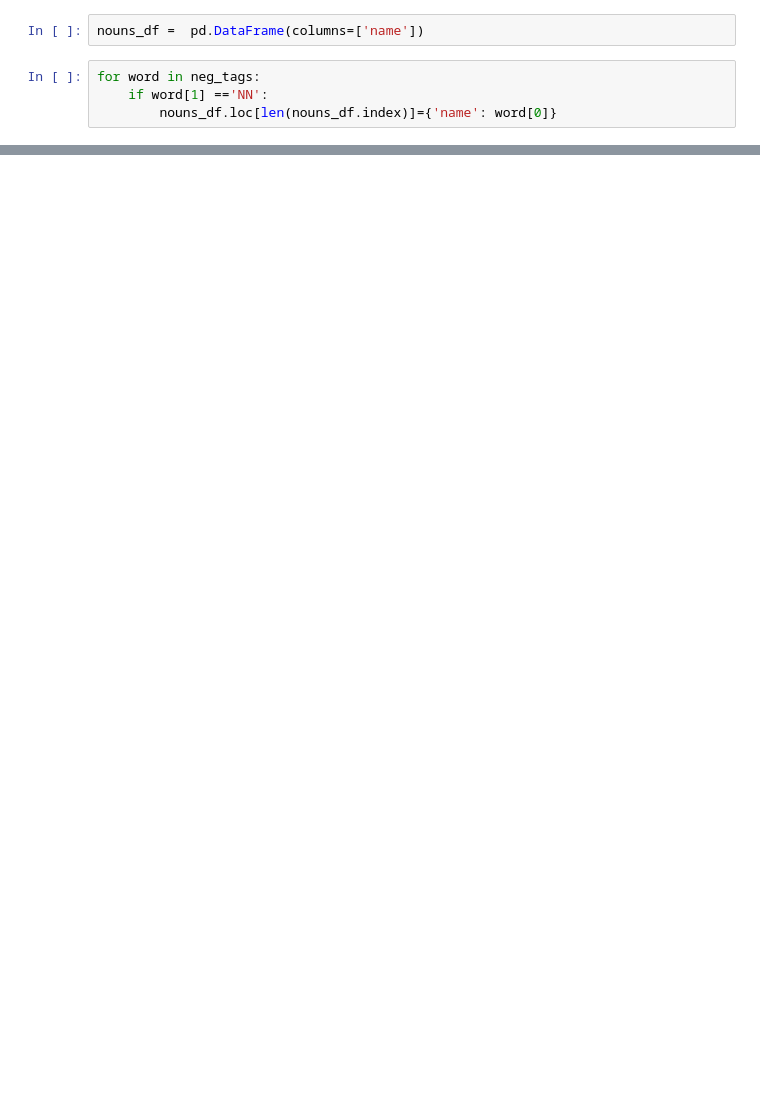
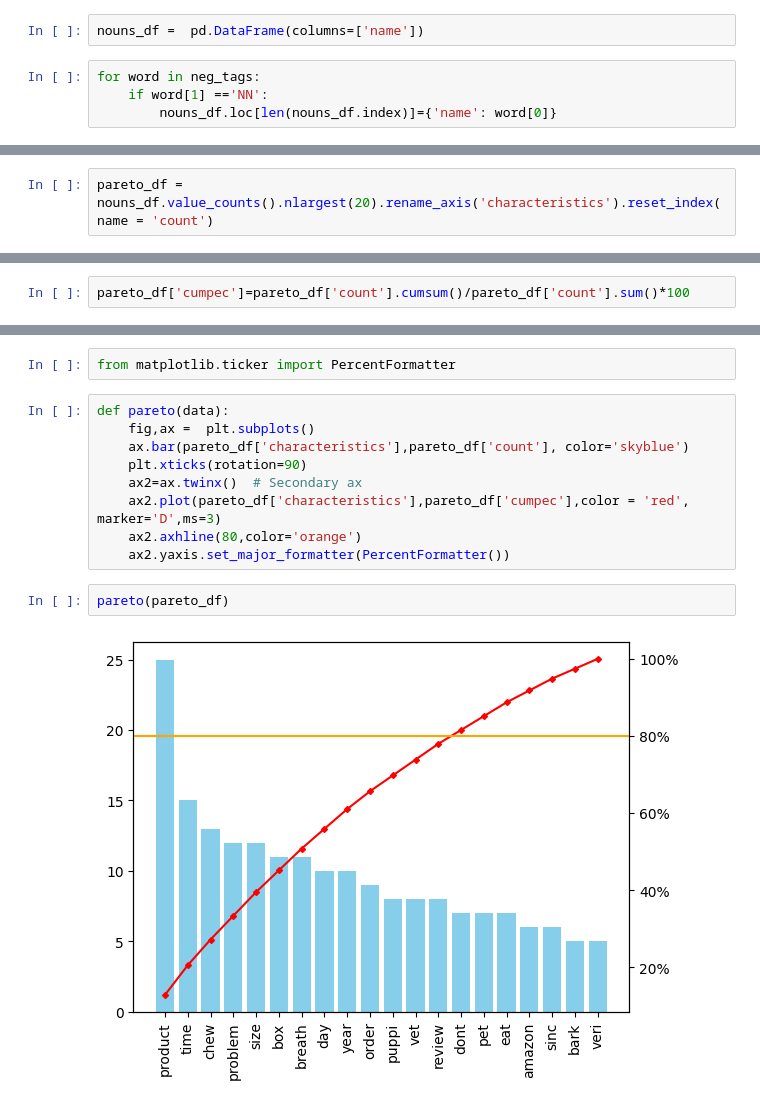
Before and after one commit to fbaezcalderon/fall_2024_quality_characteristics, a Jupyter notebook: quality_characteristics.ipynb, the cells around one changed output, grey strips where cells are left out. Cells and saved outputs as stored; diff of their text form; blank space fills up the shorter version.

```diff
--- a/quality_characteristics.ipynb
+++ b/quality_characteristics.ipynb
@@ -411 +411,3 @@ pet         6
 Name: count, dtype: int64
+# %%
+pareto_df =  nouns_df.value_counts().nlargest(20).rename_axis('characteristics').reset_index(name = 'count')
@@ -411,0 +424,2 @@ Name: count, dtype: int64
+# %%
+pareto_df['cumpec']=pareto_df['count'].cumsum()/pareto_df['count'].sum()*100
@@ -411,0 +446,15 @@ Name: count, dtype: int64
+# %%
+from matplotlib.ticker import PercentFormatter
+# %%
+def pareto(data):
+    fig,ax =  plt.subplots()
+    ax.bar(pareto_df['characteristics'],pareto_df['count'], color='skyblue')
+    plt.xticks(rotation=90)
+    ax2=ax.twinx()  # Secondary ax
+    ax2.plot(pareto_df['characteristics'],pareto_df['cumpec'],color = 'red', marker='D',ms=3)
+    ax2.axhline(80,color='orange')
+    ax2.yaxis.set_major_formatter(PercentFormatter())
+# %%
+pareto(pareto_df)
+# %% [output]
+[figure, added]
```
Also changed, not shown: parts of 12 cells of this notebook, 1 other file.
